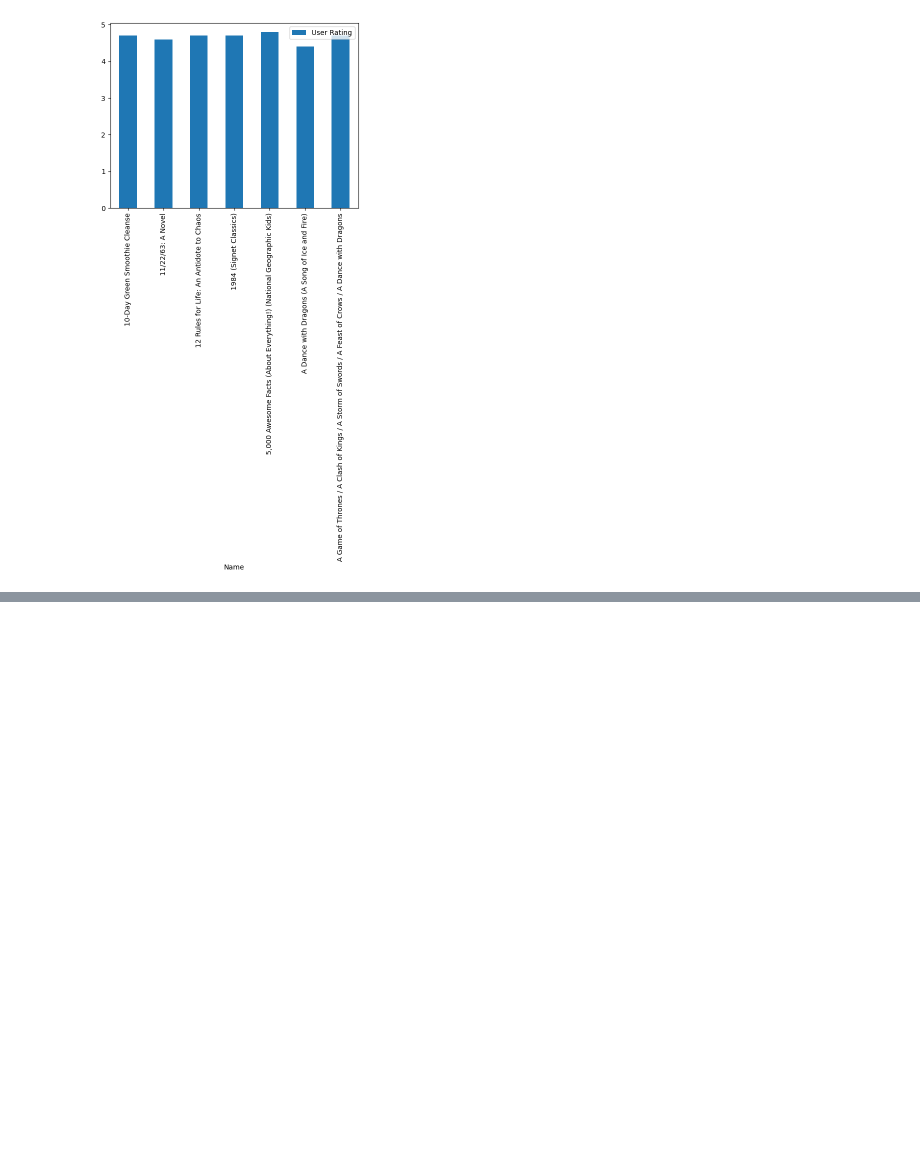
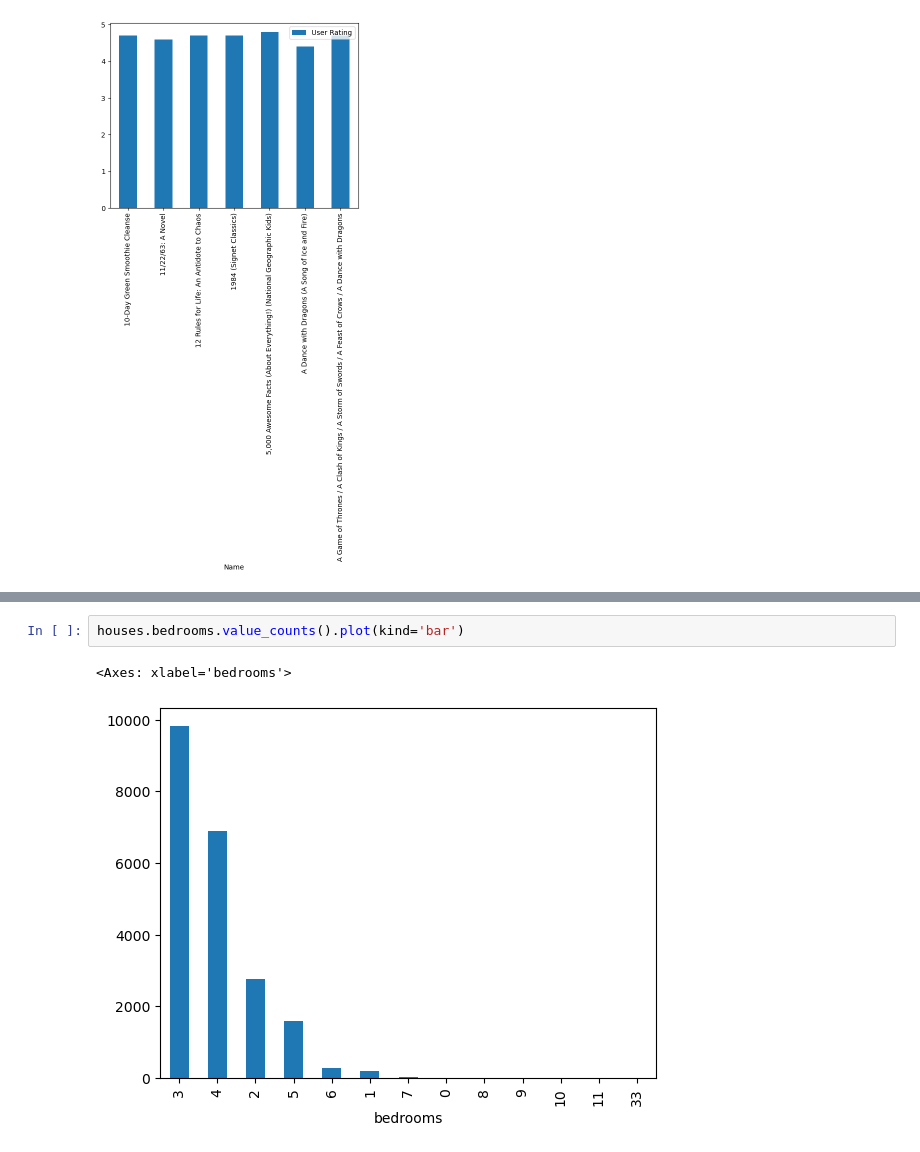
Before and after one commit to trudova/python-projects, a Jupyter notebook: pandas/seriese df plotting demo.ipynb, the cells around one changed output, grey strips where cells are left out. Drawn from its saved outputs; the diff is of its cells as text; blank space fills up the shorter version.

```diff
--- a/pandas/seriese df plotting demo.ipynb
+++ b/pandas/seriese df plotting demo.ipynb
@@ -147,0 +490,5 @@ bestsellers[['Name','User Rating']].head(7).plot( x='Name', y='User Rating',kind
+# %%
+houses.bedrooms.value_counts().plot(kind='bar')
+# %% [output]
+<Axes: xlabel='bedrooms'>
+[figure, added]
```
Also changed, not shown: parts of 57 cells of this notebook, 3 other files.
